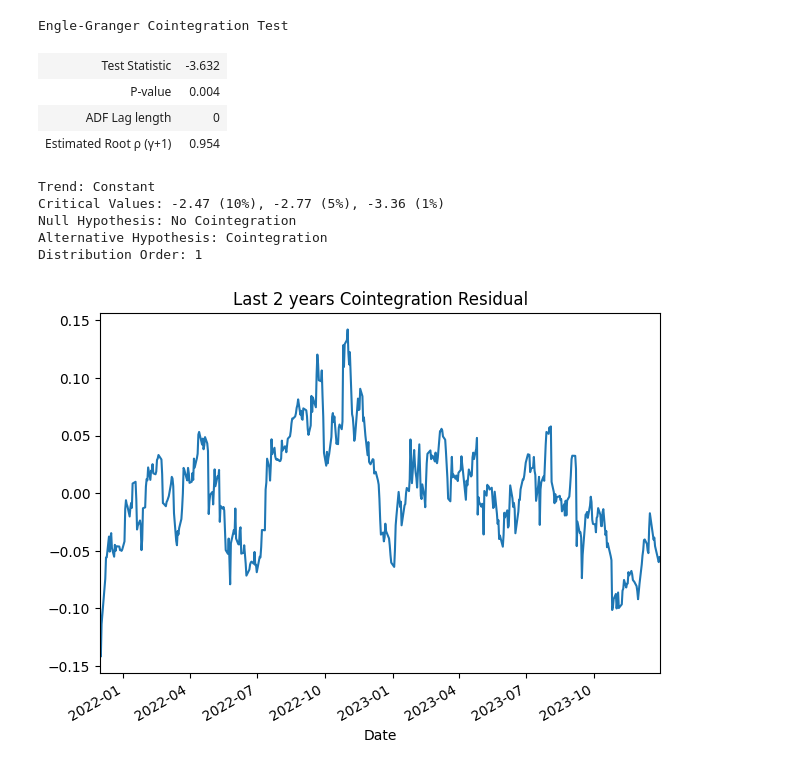
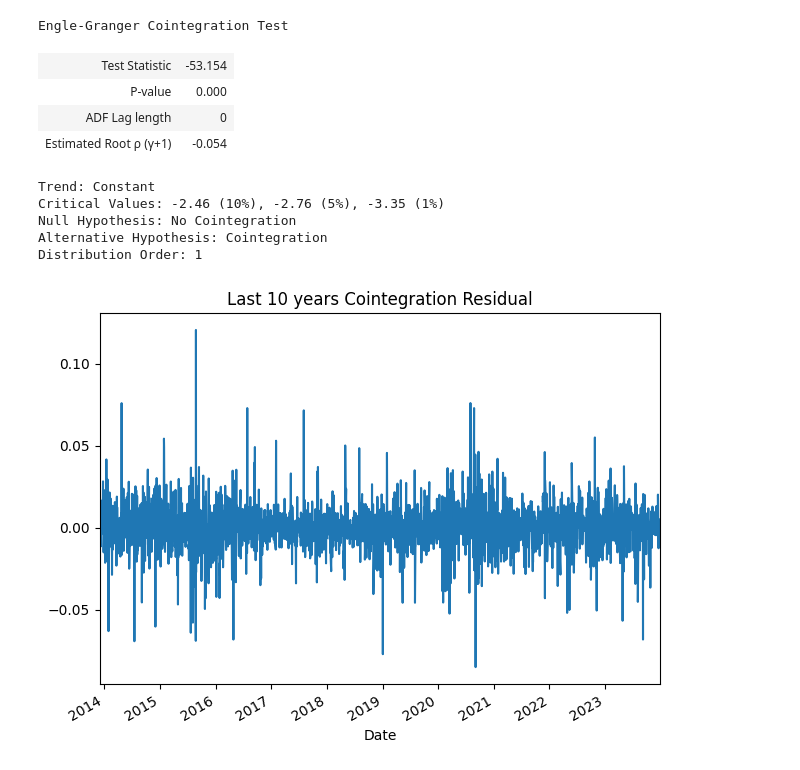
Before and after one commit to nishikaa/pair_trading, a Jupyter notebook: pair-trading-foundations/notebooks/pair_trading_eda.ipynb, the cells around one changed output. Drawn from its saved outputs; the diff is of its cells as text; code cells hidden in the pictures.

Commit message:
EG test update

```diff
--- a/pair-trading-foundations/notebooks/pair_trading_eda.ipynb
+++ b/pair-trading-foundations/notebooks/pair_trading_eda.ipynb
@@ -38,7 +38,7 @@ def get_sp500_symbols():
 
 if __name__ == '__main__':
     # get all stock info interested
-    data_frame = pdr.get_data_yahoo(get_sp500_symbols(), start='2021-12-01', end='2023-12-31')
+    data_frame = pdr.get_data_yahoo(get_sp500_symbols(), start='2013-12-01', end='2023-12-31')
 
     print(data_frame.head())
 
@@ -105,22 +141,22 @@ Alternative Hypothesis: The process is weakly stationary.
 # %%
 # Michael: APPL & MSFT looks cointegrated, p-value < 0.05, but fail the ADF test
-eg_test = engle_granger(log_price.AAPL, log_price.MSFT, trend="n")
+eg_test = engle_granger(log_price.AAPL.diff(periods=1).dropna(), log_price.MSFT.diff(periods=1).dropna(), trend="n")
 eg_test
 # %% [output]
 Engle-Granger Cointegration Test
-| Test Statistic | -3.632 |
-| P-value | 0.004 |
+| Test Statistic | -53.154 |
+| P-value | 0.000 |
 | ADF Lag length | 0 |
-| Estimated Root ρ (γ+1) | 0.954 |
+| Estimated Root ρ (γ+1) | -0.054 |
 Trend: Constant
-Critical Values: -2.47 (10%), -2.77 (5%), -3.36 (1%)
+Critical Values: -2.46 (10%), -2.76 (5%), -3.35 (1%)
 Null Hypothesis: No Cointegration
 Alternative Hypothesis: Cointegration
 Distribution Order: 1
 # %%
 # Michael: Plot the residuals for cointegration
 fig = eg_test.plot()
 ax = fig.get_axes()[0]
-title = ax.set_title("Last 2 years Cointegration Residual")
+title = ax.set_title("Last 10 years Cointegration Residual")
 # %% [output]
-[figure, old version]
+[figure, new version]
```
Also changed, not shown: parts of 8 cells of this notebook.
